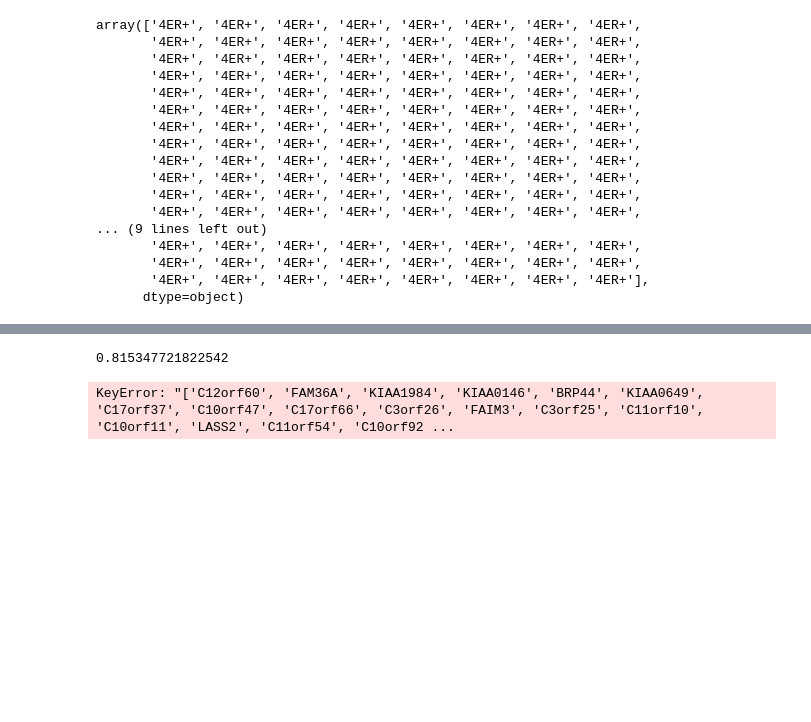
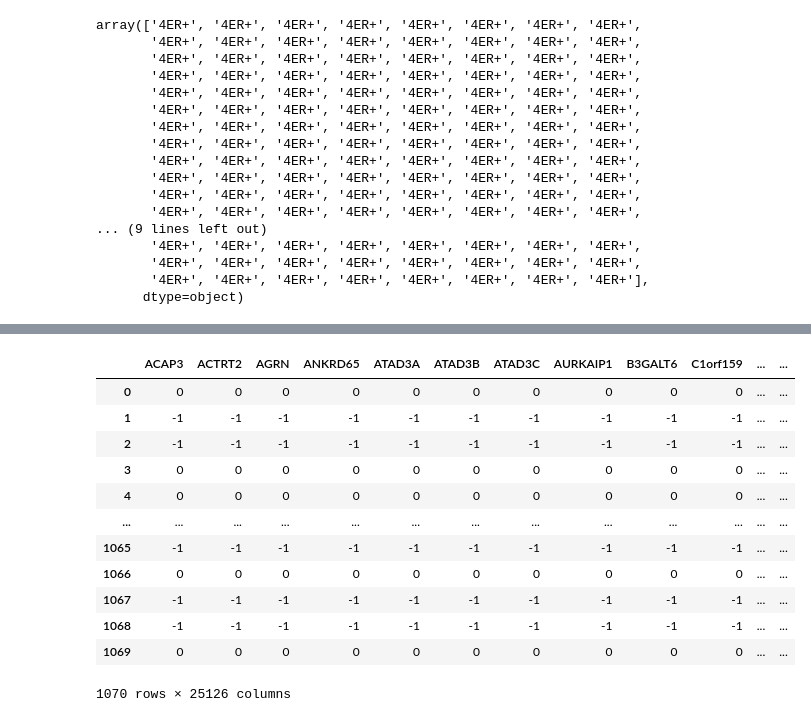
Before and after one commit to RMichae1/biohack2020, a Jupyter notebook: modeling.ipynb, the cells around one changed output, grey strips where cells are left out. Drawn from its saved outputs; the diff is of its cells as text; code cells hidden in the pictures; blank space fills up the shorter version.

```diff
--- a/modeling.ipynb
+++ b/modeling.ipynb
@@ -737,0 +777,18 @@ TypeError: unhashable type: 'list'
+# %%
+tcga_cna_df = pd.read_csv("/home/rimichael/Uni/biohack/tcga/tcna_CNA.tsv",
+                          sep="\t")
+tcga_cna_df
+# %% [output]
+|  | ACAP3 | ACTRT2 | AGRN | ANKRD65 | ATAD3A | ATAD3B | ATAD3C | AURKAIP1 | B3GALT6 | C1orf159 | ... | ... |
+| 0 | 0 | 0 | 0 | 0 | 0 | 0 | 0 | 0 | 0 | 0 | ... | ... |
+| 1 | -1 | -1 | -1 | -1 | -1 | -1 | -1 | -1 | -1 | -1 | ... | ... |
+| 2 | -1 | -1 | -1 | -1 | -1 | -1 | -1 | -1 | -1 | -1 | ... | ... |
+| 3 | 0 | 0 | 0 | 0 | 0 | 0 | 0 | 0 | 0 | 0 | ... | ... |
+| 4 | 0 | 0 | 0 | 0 | 0 | 0 | 0 | 0 | 0 | 0 | ... | ... |
+| ... | ... | ... | ... | ... | ... | ... | ... | ... | ... | ... | ... | ... |
+| 1065 | -1 | -1 | -1 | -1 | -1 | -1 | -1 | -1 | -1 | -1 | ... | ... |
+| 1066 | 0 | 0 | 0 | 0 | 0 | 0 | 0 | 0 | 0 | 0 | ... | ... |
+| 1067 | -1 | -1 | -1 | -1 | -1 | -1 | -1 | -1 | -1 | -1 | ... | ... |
+| 1068 | -1 | -1 | -1 | -1 | -1 | -1 | -1 | -1 | -1 | -1 | ... | ... |
+| 1069 | 0 | 0 | 0 | 0 | 0 | 0 | 0 | 0 | 0 | 0 | ... | ... |
+1070 rows × 25126 columns
@@ -738,14 +808,6 @@ TypeError: unhashable type: 'list'
 # %%
-min_xgb_clf = XGBClassifier(n_estimators=150, booster="gbtree",
+min_cla_clf = XGBClassifier(n_estimators=150, booster="gbtree",
                              learning_rate=0.1, max_depth=6,
                            nthread=6, verbose=2)
-min_xgb_clf.fit(X_gene_train_adj, y_gene_train)
-
-min_xgb_clf.score(X_gene_test[list(X_gene_train_adj)], y_gene_test)
+min_cla_clf.fit(X_cna_train[cna_list], y_cna_train)
+min_cla_clf.score(X_cna_test[cna_list], y_cna_test)
-# %% [output]
-0.815347721822542
-# %%
-y_hat_v2 = min_xgb_clf.predict(tcga_df_v2[list(X_gene_train_adj)])
-y_hat_v2
-# %% [output]
-KeyError: "['C12orf60', 'FAM36A', 'KIAA1984', 'KIAA0146', 'BRP44', 'KIAA0649', 'C17orf37', 'C10orf47', 'C17orf66', 'C3orf26', 'FAIM3', 'C3orf25', 'C11orf10', 'C10orf11', 'LASS2', 'C11orf54', 'C10orf92 ...
```
Also changed, not shown: parts of 13 cells of this notebook.
